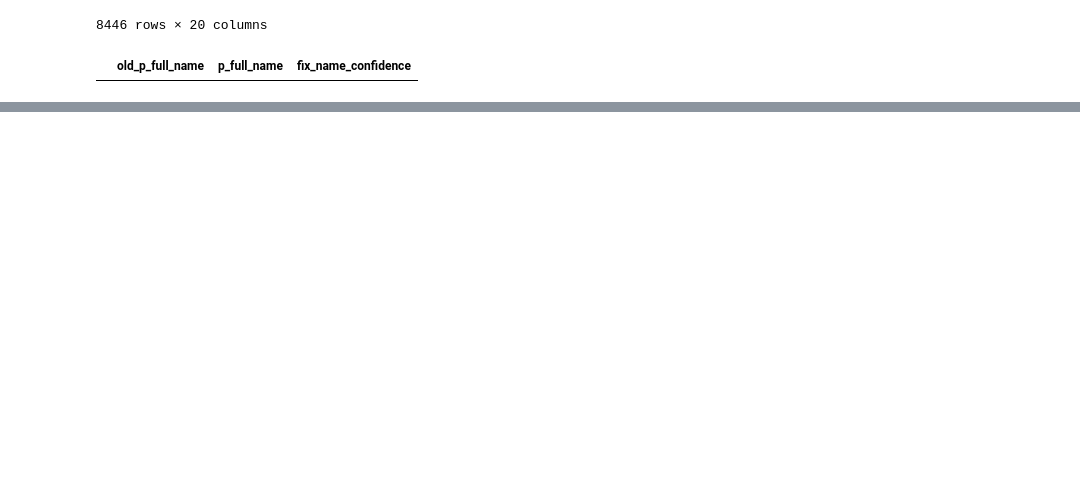
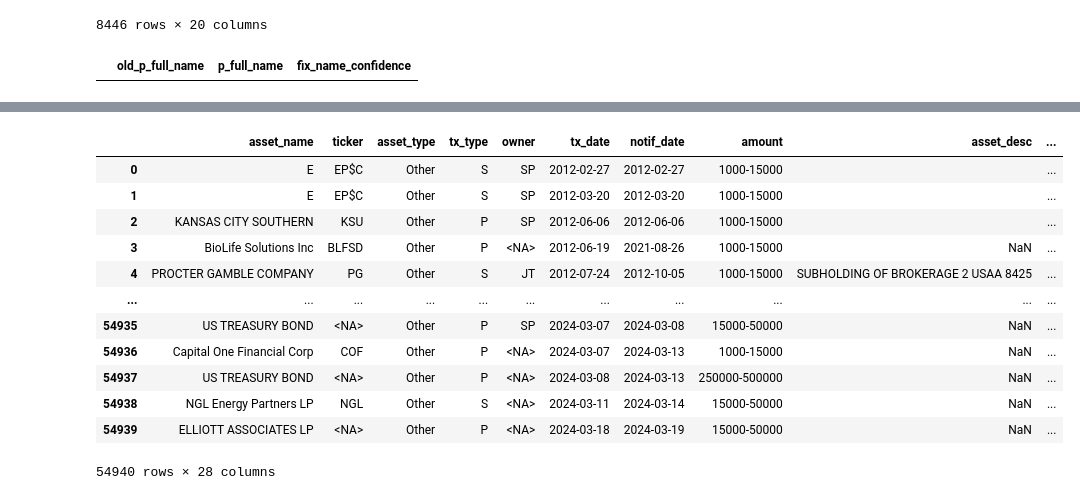
Before and after one commit to fDirham/congress-bot, a Jupyter notebook: compress_scrapes/master.ipynb, the cells around one changed output, grey strips where cells are left out. Cells and saved outputs as stored; diff of their text form; code cells hidden in the pictures; blank space fills up the shorter version.

```diff
--- a/compress_scrapes/master.ipynb
+++ b/compress_scrapes/master.ipynb
@@ -360,0 +1119,29 @@ low_fix_confidence_df
+# %%
+test_df = master_df.copy(deep=True)
+CT_CUTOFF_DATE = "03/24/2021"
+mask = (test_df["data_source"] == "CAPITOL_TRADES") | (test_df["tx_date"] < CT_CUTOFF_DATE)
+test_df = test_df[mask]
+
+WATCHER_HOUSE_CUTOFF_DATE = "03/13/2013"
+mask = (test_df["data_source"].isin(["WATCHER_HOUSE","CAPITOL_TRADES"])) | (test_df["p_chamber"] == "S") | (test_df["tx_date"] < WATCHER_HOUSE_CUTOFF_DATE)
+test_df = test_df[mask]
+
+test_df = test_df.sort_values(by="tx_date").reset_index(drop=True)
+test_df.to_csv("./test.csv")
+
+master_df = test_df
+master_df
+# %% [output]
+|  | asset_name | ticker | asset_type | tx_type | owner | tx_date | notif_date | amount | asset_desc | ... |
+| 0 | E | EP$C | Other | S | SP | 2012-02-27 | 2012-02-27 | 1000-15000 |  | ... |
+| 1 | E | EP$C | Other | S | SP | 2012-03-20 | 2012-03-20 | 1000-15000 |  | ... |
+| 2 | KANSAS CITY SOUTHERN | KSU | Other | P | SP | 2012-06-06 | 2012-06-06 | 1000-15000 |  | ... |
+| 3 | BioLife Solutions Inc | BLFSD | Other | P | <NA> | 2012-06-19 | 2021-08-26 | 1000-15000 | NaN | ... |
+| 4 | PROCTER GAMBLE COMPANY | PG | Other | S | JT | 2012-07-24 | 2012-10-05 | 1000-15000 | SUBHOLDING OF BROKERAGE 2 USAA 8425 | ... |
+| ... | ... | ... | ... | ... | ... | ... | ... | ... | ... | ... |
+| 54935 | US TREASURY BOND | <NA> | Other | P | SP | 2024-03-07 | 2024-03-08 | 15000-50000 | NaN | ... |
+| 54936 | Capital One Financial Corp | COF | Other | P | <NA> | 2024-03-07 | 2024-03-13 | 1000-15000 | NaN | ... |
+| 54937 | US TREASURY BOND | <NA> | Other | P | <NA> | 2024-03-08 | 2024-03-13 | 250000-500000 | NaN | ... |
+| 54938 | NGL Energy Partners LP | NGL | Other | S | <NA> | 2024-03-11 | 2024-03-14 | 15000-50000 | NaN | ... |
+| 54939 | ELLIOTT ASSOCIATES LP | <NA> | Other | P | <NA> | 2024-03-18 | 2024-03-19 | 15000-50000 | NaN | ... |
+54940 rows × 28 columns
```
Also changed, not shown: parts of 19 cells of this notebook, 2 other files.
